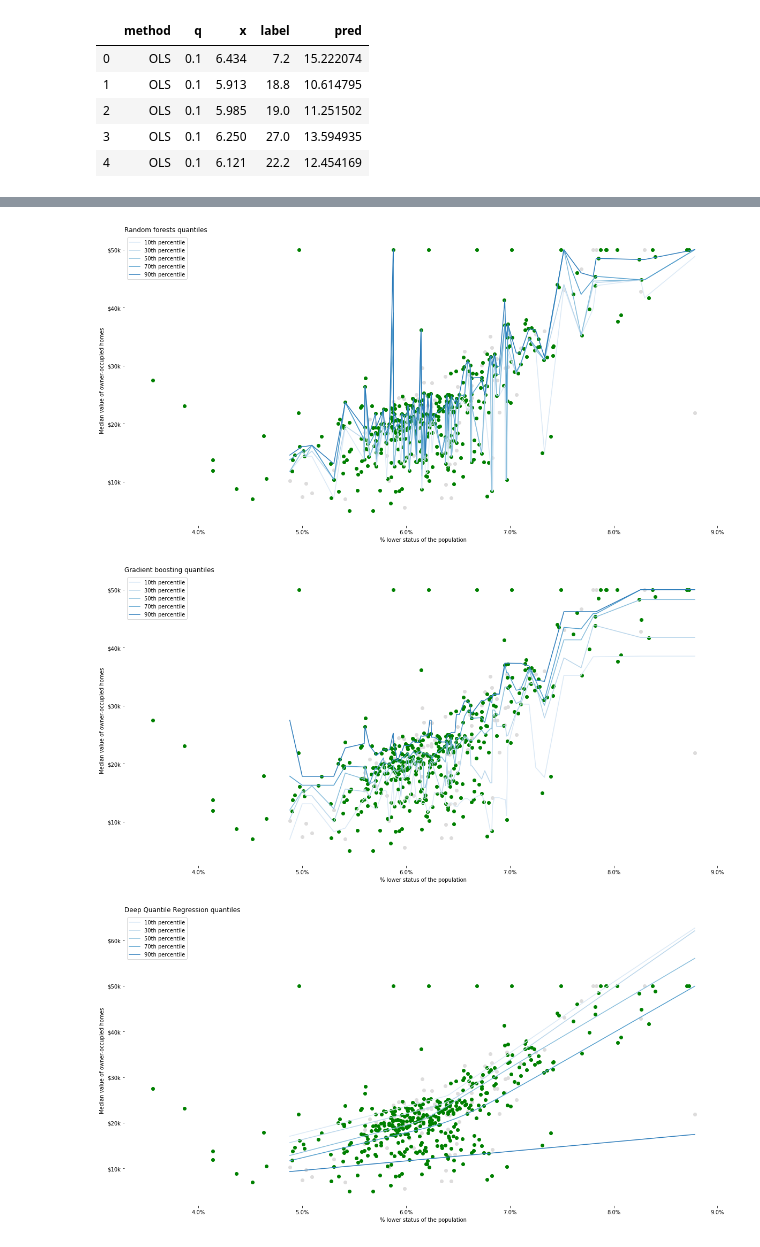
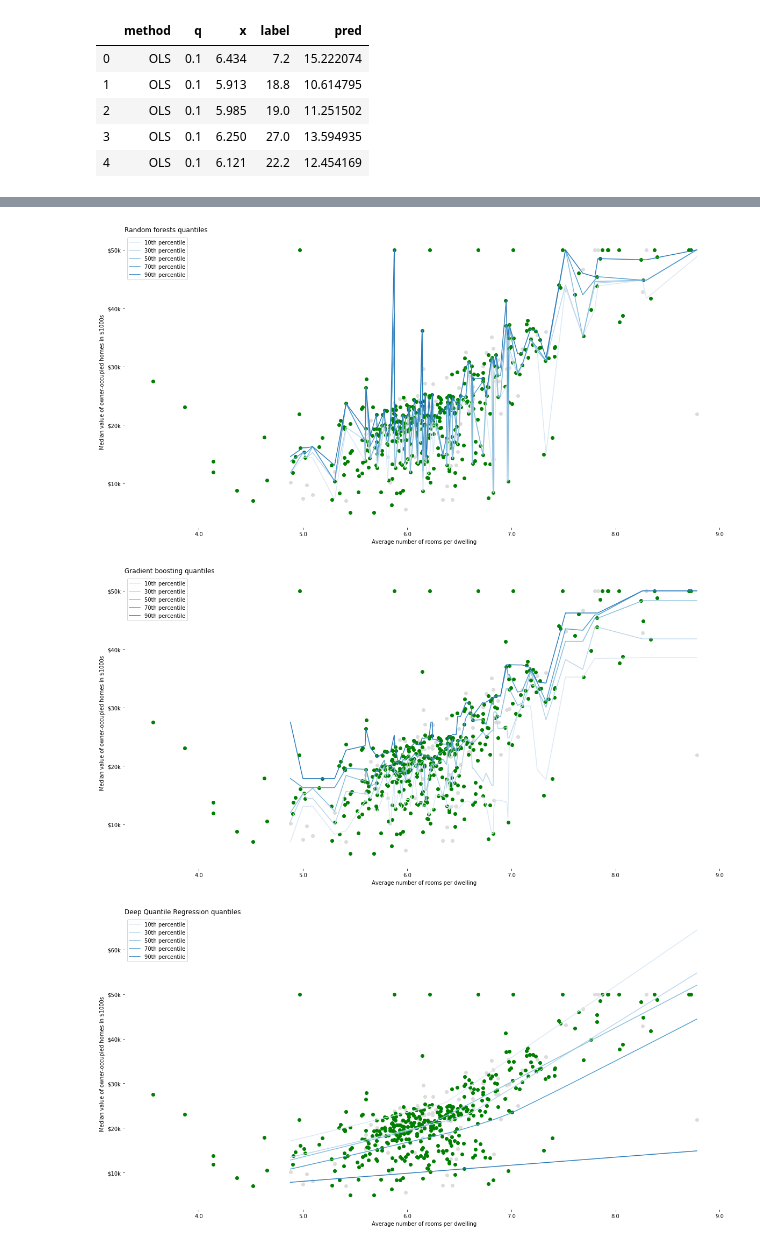
Before and after one commit to yolanda93/TEC_LAB-bayesian_probabilistic, a Jupyter notebook: poc_forecasting_uncertainty/techniques/quantile_regression/quantile_regression_techniques.ipynb, the cells around one changed output, grey strips where cells are left out. Drawn from its saved outputs; the diff is of its cells as text; code cells hidden in the pictures.

```diff
--- a/poc_forecasting_uncertainty/techniques/quantile_regression/quantile_regression_techniques.ipynb
+++ b/poc_forecasting_uncertainty/techniques/quantile_regression/quantile_regression_techniques.ipynb
@@ -251,11 +251,11 @@ for i, method in enumerate(METHODS):
 
 
     ax.axes.xaxis.set_major_formatter(FuncFormatter(
-        lambda x, _: '{:}%'.format(x)))
+        lambda x, _: '{:}'.format(x)))
     ax.axes.yaxis.set_major_formatter(FuncFormatter(
         lambda y, _: '${:.0f}k'.format(y)))
-    plt.xlabel('% lower status of the population')
-    plt.ylabel('Median value of owner-occupied homes')
+    plt.xlabel('Average number of rooms per dwelling')
+    plt.ylabel('Median value of owner-occupied homes in $1000s')
     plt.title(method + ' quantiles', loc='left')
     sns.despine(left=True, bottom=True)
     plt.legend(quantiles_legend)
@@ -266,5 +266,5 @@ for i, method in enumerate(METHODS):
-[figure, old version]
+[figure, new version]
-[figure, old version]
+[figure, new version]
-[figure, old version]
+[figure, new version]
 # %%
 preds.to_csv('benchmark_quantile.csv', index=False)
```
Also changed, not shown: parts of 3 cells of this notebook, 3 other files.
